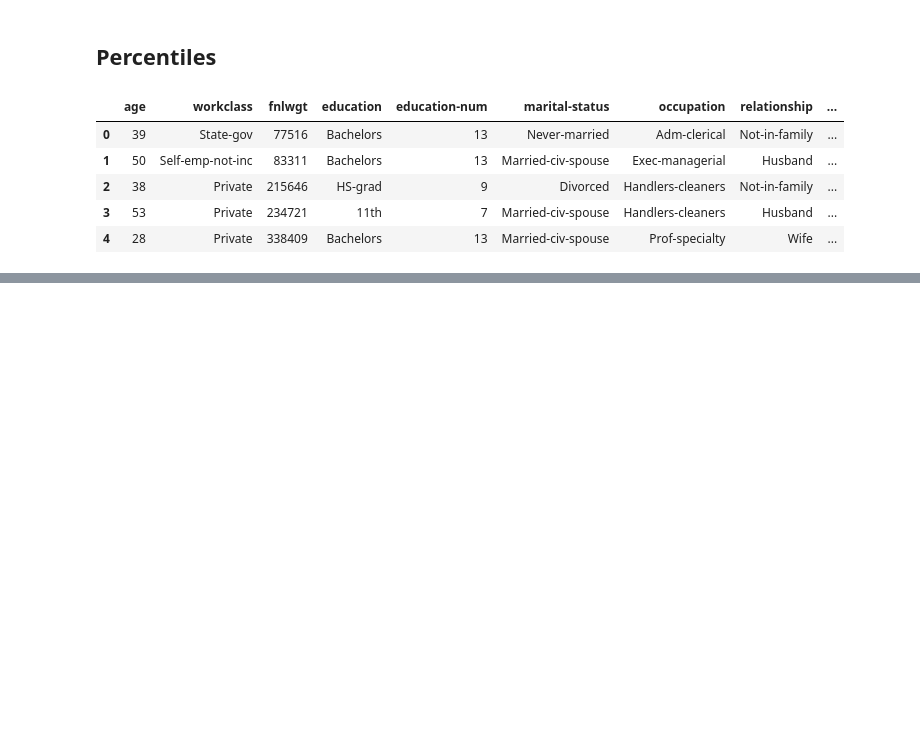
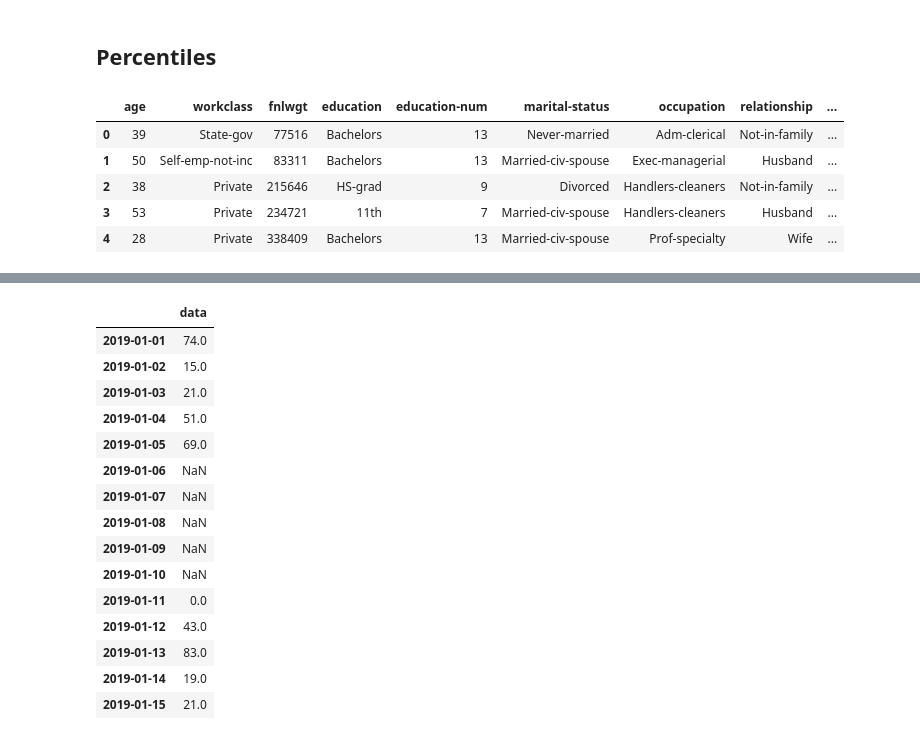
Before and after one commit to jspoelstra/notebooks, a Jupyter notebook: PandasHacks.ipynb, the cells around one changed output, grey strips where cells are left out. Cells and saved outputs as stored; diff of their text form; code cells hidden in the pictures; blank space fills up the shorter version.

Commit message:
Added time-series missing data

```diff
--- a/PandasHacks.ipynb
+++ b/PandasHacks.ipynb
@@ -443,0 +450,11 @@ df.head()
+# %%
+from datetime import datetime
+
+# Create range for Jan
+date_rng = pd.date_range(start='1/1/2019', end='1/15/2019', freq='D')
+# Second range has only first and last 5 days
+rng2 = date_rng[:5].append(date_rng[-5:])
+# Df indexed on dates with missing dates
+df = pd.DataFrame(np.random.randint(0,100,size=len(rng2)), columns=['data'], index=rng2)
+
+df
@@ -443,0 +473,23 @@ df.head()
+# %%
+# Create reference DF
+dref = pd.DataFrame(index=date_rng)
+# Create full by joining
+full_df = dref.join(df)
+full_df
+# %% [output]
+|  | data |
+| 2019-01-01 | 74.0 |
+| 2019-01-02 | 15.0 |
+| 2019-01-03 | 21.0 |
+| 2019-01-04 | 51.0 |
+| 2019-01-05 | 69.0 |
+| 2019-01-06 | NaN |
+| 2019-01-07 | NaN |
+| 2019-01-08 | NaN |
+| 2019-01-09 | NaN |
+| 2019-01-10 | NaN |
+| 2019-01-11 | 0.0 |
+| 2019-01-12 | 43.0 |
+| 2019-01-13 | 83.0 |
+| 2019-01-14 | 19.0 |
+| 2019-01-15 | 21.0 |
```
Also changed, not shown: parts of 7 cells of this notebook.
